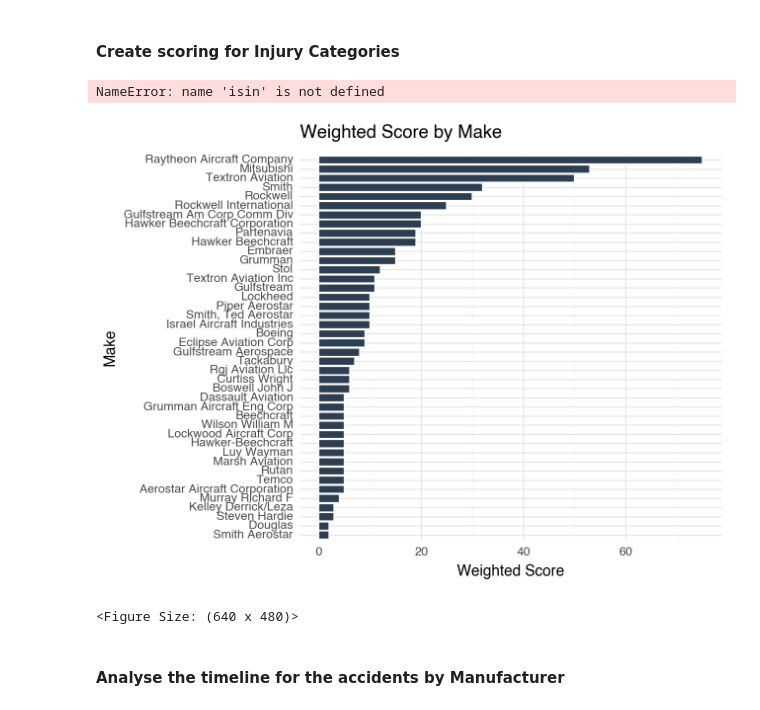
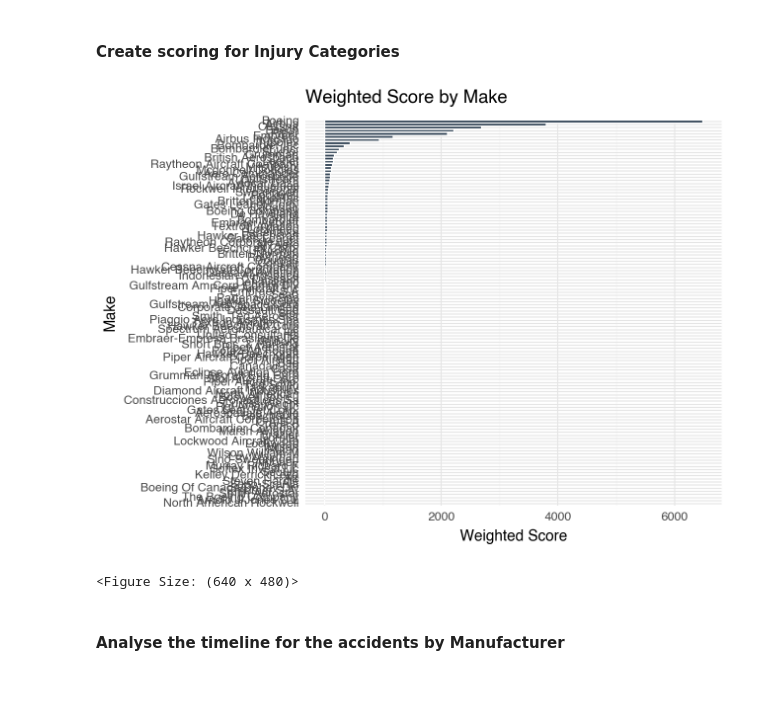
Before and after one commit to orcuncanlilar/aircraft-selection-strategy, a Jupyter notebook: aircraft_selection_strategy.ipynb, the cells around one changed output. Saved outputs shown, nothing was run; the diff lists cells and outputs as text; code cells hidden in the pictures.

```diff
--- a/aircraft_selection_strategy.ipynb
+++ b/aircraft_selection_strategy.ipynb
@@ -253 +243,9 @@ pivot_table
 <Figure Size: (640 x 480)>
+# %%
+# show the data which is Make starts with 'Boeing' ignore Nana values
+aviation_data['Make'] = aviation_data['Make'].apply(replace_missing_values)
+boeing = aviation_data[aviation_data['Make'].str.startswith('Boeing')]
+# group the boing data by make and model and show the total row numbers
+boeing = boeing.groupby(['Make', 'Model']).size().reset_index(name='Count')
+# cretae a pivot table
+pivot_table = boeing.pivot_table(index='Make', columns='Model', values='Count', fill_value=0)
@@ -254,27 +283,25 @@ pivot_table
 # %% [markdown]
 #### Create scoring for Injury Categories
 # %%
-aviation_data_filtered_by_top_risky_make = aviation_data[~aviation_data['Make'].isin(['Cessna', 'Piper', 'Beech', 'Aero Commander'])]
-aviation_data_filtered_by_top_risky_make['Weighted Score'] = aviation_data_filtered_by_top_risky_make['Total Fatal Injuries'] * 5\
-+ aviation_data_filtered_by_top_risky_make['Total Serious Injuries'] * 3\
-+ aviation_data_filtered_by_top_risky_make['Total Minor Injuries'] * 2
+#aviation_data_filtered_by_top_risky_make = aviation_data[~aviation_data['Make'].isin(['Cessna', 'Piper', 'Beech', 'Aero Commander'])]
+aviation_data['Weighted Score'] = aviation_data['Total Fatal Injuries'] * 5\
++ aviation_data['Total Serious Injuries'] * 3\
++ aviation_data['Total Minor Injuries'] * 2
-# %% [output]
-NameError: name 'isin' is not defined
 # %%
-temp_df = aviation_data_filtered_by_top_risky_make.groupby('Make')['Weighted Score'].sum().sort_values(ascending=False).reset_index()
+temp_df = aviation_data.groupby('Make')['Weighted Score'].sum().sort_values(ascending=False).reset_index()
 temp_df = temp_df[temp_df['Weighted Score'] != 0]\
             .sort_values(by='Weighted Score', ascending=False)\
             .assign(Make = lambda x : cat_reorder(x['Make'],x['Weighted Score']))
 (
     ggplot(temp_df, aes(x='Make', y='Weighted Score')) +
     geom_col(fill='#2c3e50',color='white') +
     coord_flip() +
     theme(axis_text_x=element_text(rotation=45, hjust=1)) +
     labs(title='Weighted Score by Make', x='Make', y='Weighted Score') +
     theme_minimal()
 )
 # %% [output]
-[figure, old version]
+[figure, new version]
 <Figure Size: (640 x 480)>
 # %% [markdown]
 #### Analyse the timeline for the accidents by Manufacturer
```
Also changed, not shown: parts of 12 cells of this notebook.
